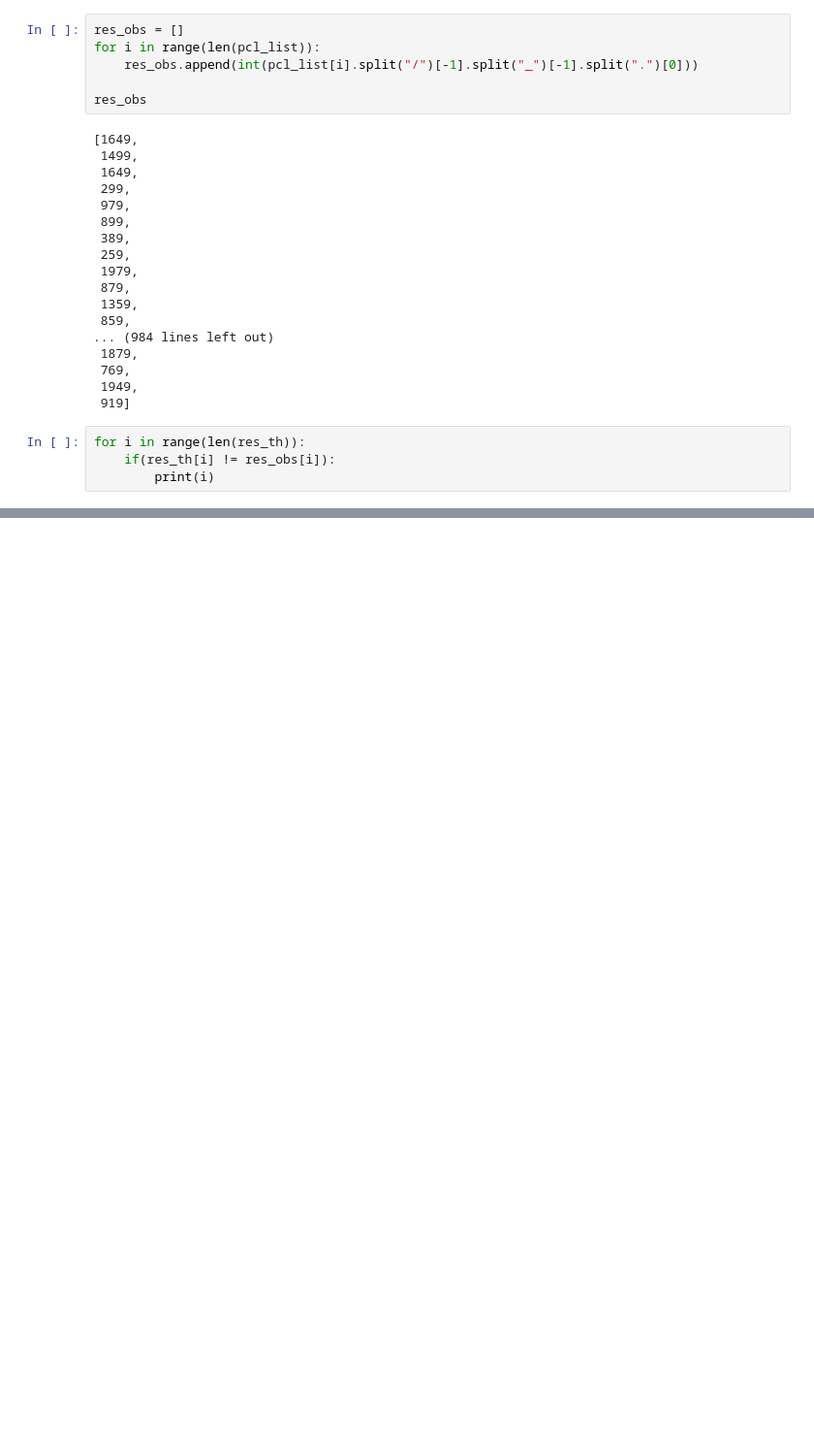
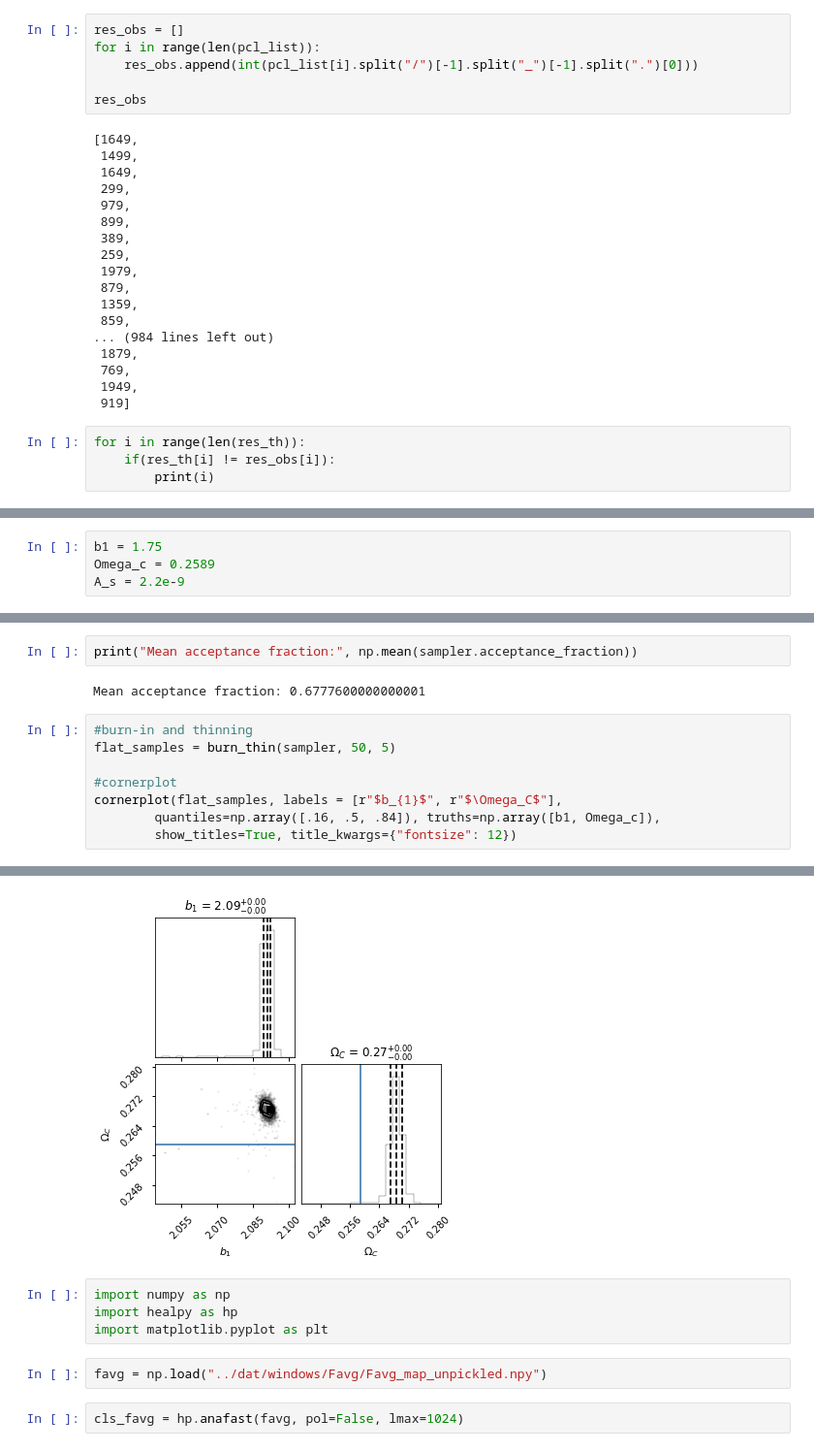
Before and after one commit to tanveerkarim/imaging-sys-covariance, a Jupyter notebook: notebooks/scratch.ipynb, the cells around one changed output, grey strips where cells are left out. Shown at 97% size. Drawn from its saved outputs; the diff is of its cells as text; blank space fills up the shorter version.

```diff
--- a/notebooks/scratch.ipynb
+++ b/notebooks/scratch.ipynb
@@ -41,0 +301,4 @@ for i in range(len(res_th)):
+# %%
+b1 = 1.75
+Omega_c = 0.2589
+A_s = 2.2e-9
@@ -41,0 +367,13 @@ for i in range(len(res_th)):
+# %%
+print("Mean acceptance fraction:", np.mean(sampler.acceptance_fraction))
+# %% [output]
+Mean acceptance fraction: 0.6777600000000001
+# %%
+#burn-in and thinning
+flat_samples = burn_thin(sampler, 50, 5)
+
+#cornerplot
+cornerplot(flat_samples, labels = [r"$b_{1}$", r"$\Omega_C$"],
+        quantiles=np.array([.16, .5, .84]), truths=np.array([b1, Omega_c]),
+        show_titles=True, title_kwargs={"fontsize": 12})
+# %% [output]
@@ -41,0 +381,9 @@ for i in range(len(res_th)):
+[figure, added]
+# %%
+import numpy as np
+import healpy as hp
+import matplotlib.pyplot as plt
+# %%
+favg = np.load("../dat/windows/Favg/Favg_map_unpickled.npy")
+# %%
+cls_favg = hp.anafast(favg, pol=False, lmax=1024)
```
Also changed, not shown: parts of 22 cells of this notebook.
